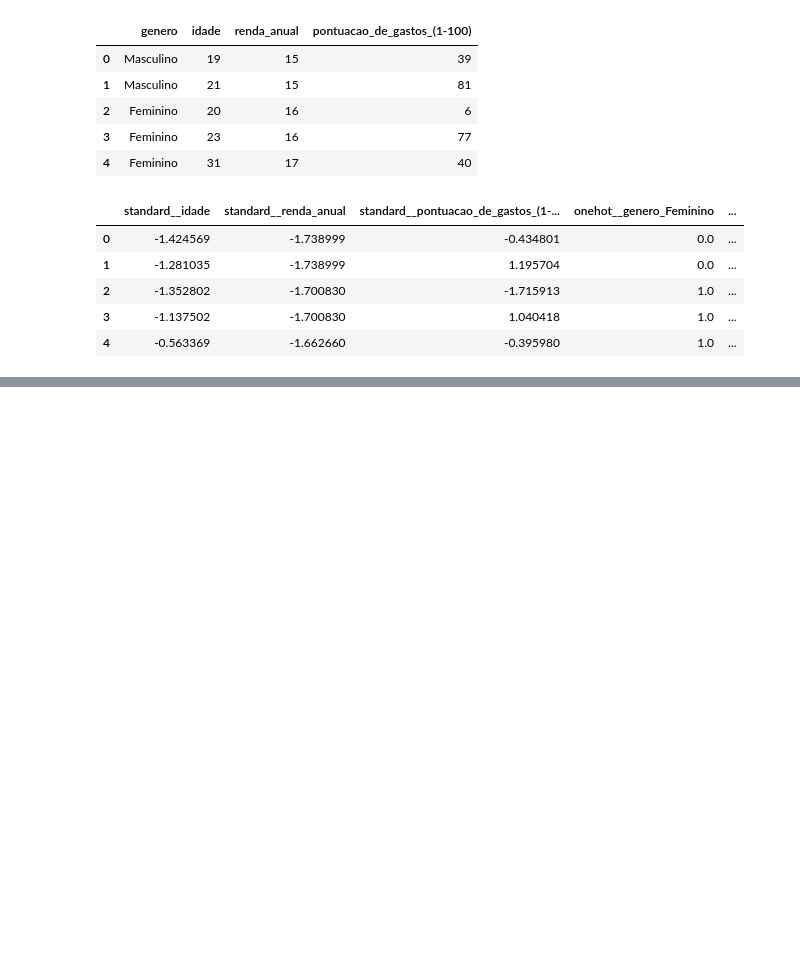
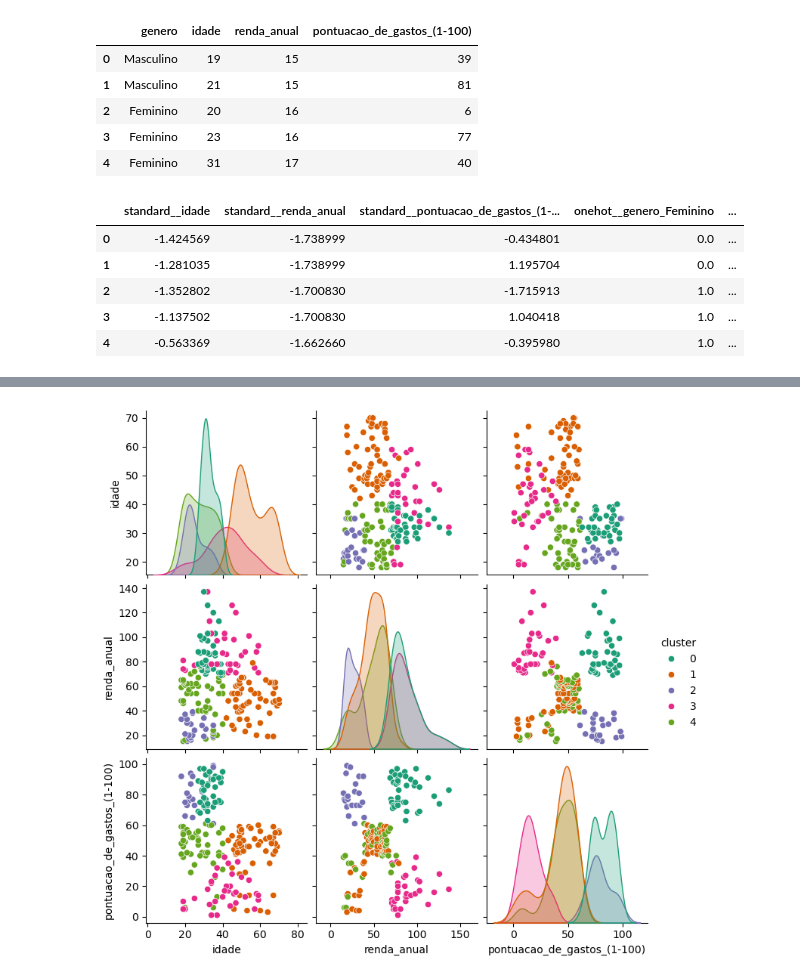
Before and after one commit to Antonio-Manoel/segmentacaoClientes, a Jupyter notebook: notebooks/02 - visualizacao_clusters.ipynb, the cells around one changed output, grey strips where cells are left out. Saved outputs shown, nothing was run; the diff lists cells and outputs as text; code cells hidden in the pictures; blank space fills up the shorter version.

```diff
--- a/notebooks/02 - visualizacao_clusters.ipynb
+++ b/notebooks/02 - visualizacao_clusters.ipynb
@@ -59,0 +74,5 @@ df_preprocessado.to_csv(DADOS_SEM_ID_PREPROCESSADOS, index=False)
+# %%
+df_clusterizado = df.copy()
+df_clusterizado["cluster"] = pipeline["clusterizacao"].labels_
+
+df_clusterizado.head()
@@ -59,0 +86,4 @@ df_preprocessado.to_csv(DADOS_SEM_ID_PREPROCESSADOS, index=False)
+# %%
+sns.pairplot(df_clusterizado, diag_kind="kde", hue="cluster", palette="Dark2");
+# %% [output]
+[figure, added]
```
Also changed, not shown: parts of 10 cells of this notebook, 1 other file.
